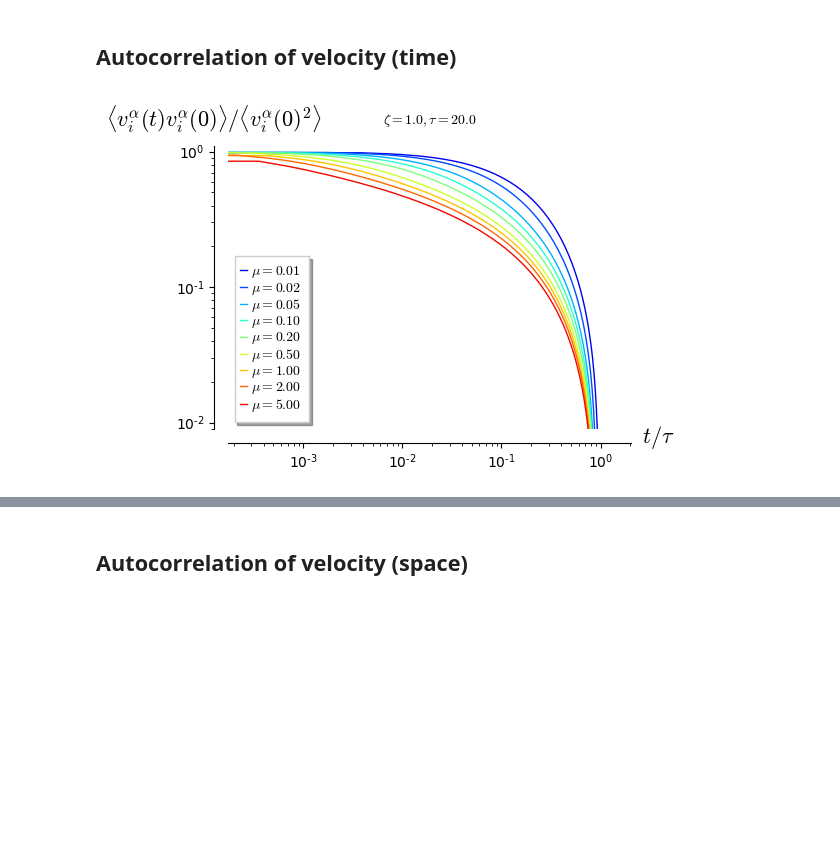
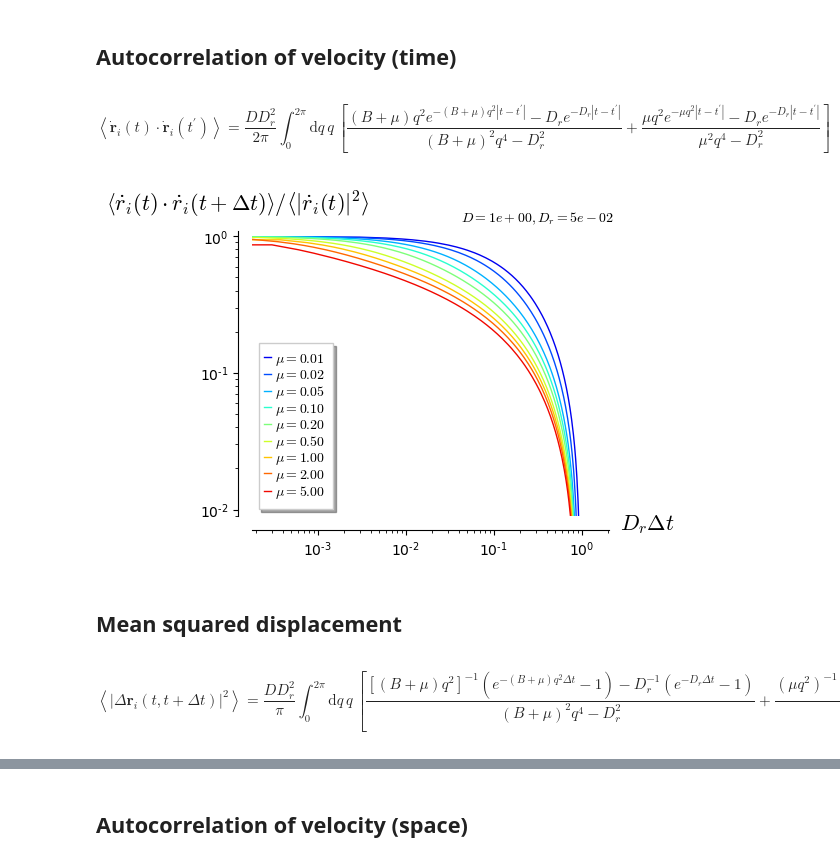
Before and after one commit to yketa/PhD_Wiki, a Jupyter notebook: Summaries/henkes_natcomm_2020/henkes_natcomm_2020.ipynb, the cells around one changed output, grey strips where cells are left out. Cells and saved outputs as stored; diff of their text form; code cells hidden in the pictures; blank space fills up the shorter version.

```diff
--- a/Summaries/henkes_natcomm_2020/henkes_natcomm_2020.ipynb
+++ b/Summaries/henkes_natcomm_2020/henkes_natcomm_2020.ipynb
@@ -7,39 +7,52 @@ from coll_dyn_activem.plot import list_colormap
 # %%
 _mu = [0.01, 0.02, 0.05, 0.1, 0.2, 0.5, 1, 2, 5]
 colors = list_colormap(_mu, colormap='jet', sort=True)
-zeta = 1.0
-tau = 20.0
+D = 1
+Dr = 5e-2
 # %% [markdown]
 ## Autocorrelation of velocity (time)
+# %% [markdown]
+$$
+\left<\dot{\boldsymbol{r}}_i(t) \cdot \dot{\boldsymbol{r}}_i(t^{\prime})\right> = \frac{D D_r^2}{2 \pi} \int_0^{2\pi} \mathrm{d}q \, q \, \left[\frac{(B + \mu) q^2 e^{-(B + \mu) q^2 |t - t^{\prime}|} - D_r e^{-D_r |t - t^{\prime}|}}{(B + \mu)^2 q^4 - D_r^2} + \frac{\mu q^2 e^{-\mu q^2 |t - t^{\prime}|} - D_r e^{-D_r |t - t^{\prime}|}}{\mu^2 q^4 - D_r^2}\right]
+$$
 # %%
-def Cvvt(t, a=1.0, v0=1.0, zeta=1.0, mu=0.5, tau=1.0):
+def cvvt(t0, t1, D=1, Dr=5e-2, mu=0.5):
     """
-    Temporal autocorrelation function of the velocity field. (SI, Eq. 57)
+    Temporal autocorrelation function of the velocity field (SM, Eq. 57).
     Assumes B + \\mu = 4.3 \\mu.
     """
 
-    return (((a**2)*(v0**2)*zeta)/(4.0*tau*gp(pi)))*numerical_integral(
+    t = abs(t0 - t1)
+
+    return ((D*(Dr^2))/(2.0*gp(pi)))*numerical_integral(
         lambda q: q*(
-            ((4.3*mu*(q^2)*exp(-4.3*mu*(q^2)*t/zeta) - (zeta/tau)*exp(-t/tau))
-                /(((4.3*mu)^2)*(q^4) - (zeta/tau)^2))
-            + ((mu*(q^2)*exp(-mu*(q^2)*t/zeta) - (zeta/tau)*exp(-t/tau))
-                /((mu^2)*(q^4) - (zeta/tau)^2))),
-        0.0, 2*pi/a)[0]
+            ((4.3*mu*(q^2)*exp(-4.3*mu*(q^2)*t) - Dr*exp(-Dr*t))
+                /(((4.3*mu)^2)*(q^4) - Dr^2))
+            + ((mu*(q^2)*exp(-mu*(q^2)*t) - Dr*exp(-Dr*t))
+                /((mu^2)*(q^4) - Dr^2))),
+        0.0, 2*pi)[0]
+# %%
+cvvt0 = {mu: cvvt(0, 0, D=D, Dr=Dr, mu=mu) for mu in _mu}
 # %%
-Cvvt0 = {mu: Cvvt(0, mu=mu, zeta=zeta, tau=tau) for mu in _mu}
-pt = [plot(lambda t: Cvvt(tau*t, mu=mu, zeta=zeta, tau=tau)/Cvvt0[mu],
+pt = [plot(lambda t: cvvt(0, t/Dr, D=D, Dr=Dr, mu=mu)/cvvt0[mu],
     (0, 2),
     scale='loglog', xmin=1e-2, xmax=2, ymin=1e-2, ymax=1e0,
     rgbcolor=colors[mu][:-1], legend_label=r'$\mu=%.2f$' % mu,
     axes_labels=[
-        r'$t/\tau$',
-        r'$\langle v^{\alpha}_i(t) v^{\alpha}_i(0)\rangle$'
-            +r'$/\langle v^{\alpha}_i(0)^2\rangle$'],
-    title=r'$\zeta=%.1f, \tau=%.1f$' % (zeta, tau))
+        r'$D_r \Delta t$',
+        r'$\left<\dot{r}_i(t) \cdot \dot{r}_i(t + \Delta t)\right>$'
+            + r'$/\left<|\dot{r}_i(t)|^2\right>$'],
+    title=r'$D=%.0e, D_r=%.0e$' % (D, Dr), title_pos=(0.8, 1.00))
     for mu in _mu]
 sum(pt)
 # %% [output]
-[figure, old version]
+[figure, new version]
 # %%
 sum(pt).save("henkes_natcomm_2020_eq57.eps")
 sum(pt).save("henkes_natcomm_2020_eq57.svg")
+# %% [markdown]
+## Mean squared displacement
+# %% [markdown]
+$$
+\left<|\Delta \boldsymbol{r}_i(t, t + \Delta t)|^2\right> = \frac{D D_r^2}{\pi} \int_0^{2\pi} \mathrm{d}q \, q \, \left[\frac{\left[(B + \mu) q^2\right]^{-1} (e^{-(B + \mu) q^2 \Delta t} - 1) - D_r^{-1} (e^{-D_r \Delta t} - 1)}{(B + \mu)^2 q^4 - D_r^2} + \frac{(\mu q^2)^{-1} (e^{-\mu q^2 \Delta t} - 1) - D_r^{-1} (e^{-D_r \Delta t} - 1)}{\mu^2 q^4 - D_r^2}\right]
+$$
```
Also changed, not shown: parts of 7 cells of this notebook, 7 other files.
